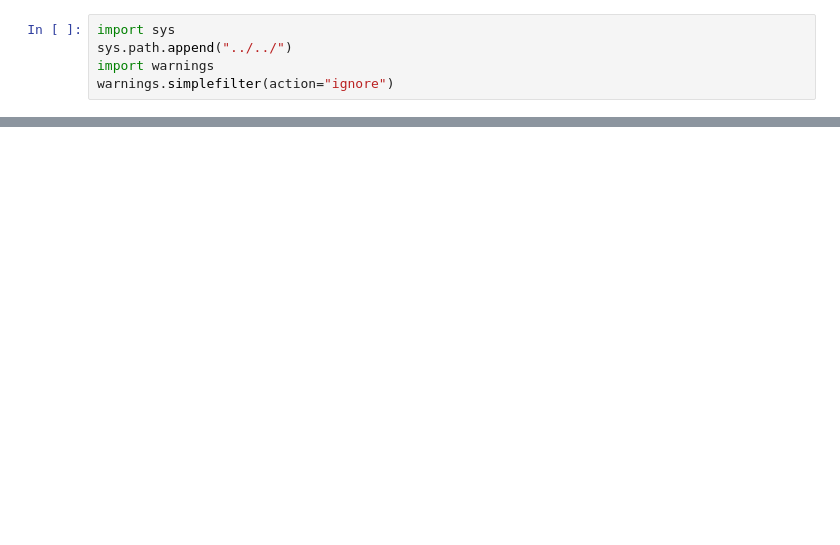
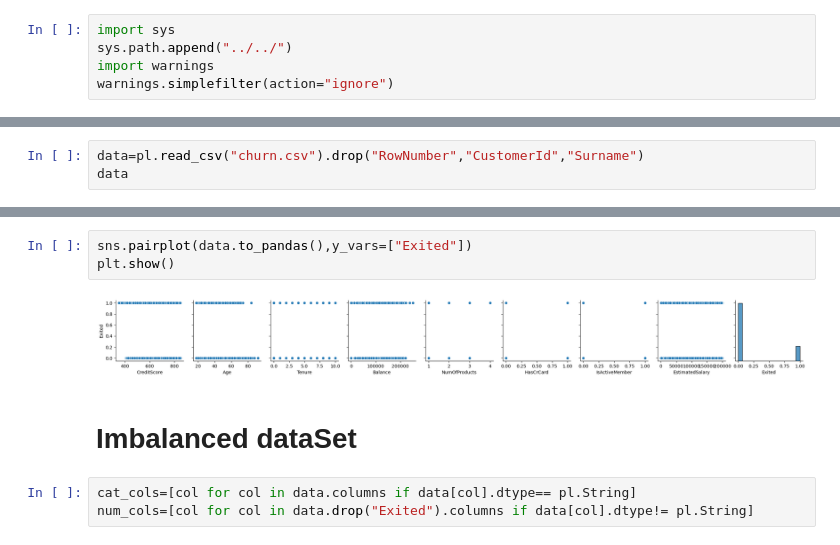
Before and after one commit to Ravikumarchavva/ML_Playground, a Jupyter notebook: week2_classification/Day1_preprocessFor_Binary/perprocess.ipynb, the cells around one changed output, grey strips where cells are left out. Saved outputs shown, nothing was run; the diff lists cells and outputs as text; blank space fills up the shorter version.

```diff
--- a/week2_classification/Day1_preprocessFor_Binary/perprocess.ipynb
+++ b/week2_classification/Day1_preprocessFor_Binary/perprocess.ipynb
@@ -30,0 +15,3 @@ data
+# %%
+data=pl.read_csv("churn.csv").drop("RowNumber","CustomerId","Surname")
+data
@@ -30,0 +48,10 @@ data
+# %%
+sns.pairplot(data.to_pandas(),y_vars=["Exited"])
+plt.show()
+# %% [output]
+[figure, added]
+# %% [markdown]
+# Imbalanced dataSet
+# %%
+cat_cols=[col for col in data.columns if data[col].dtype== pl.String]
+num_cols=[col for col in data.drop("Exited").columns if data[col].dtype!= pl.String]
```
Also changed, not shown: parts of 19 cells of this notebook, 12 other files.
